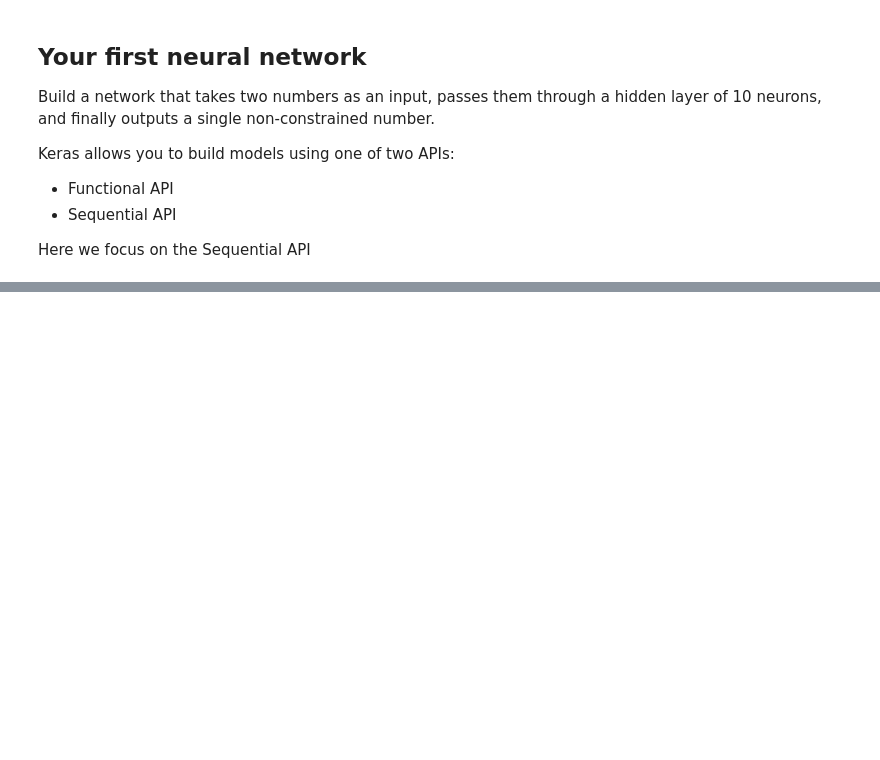
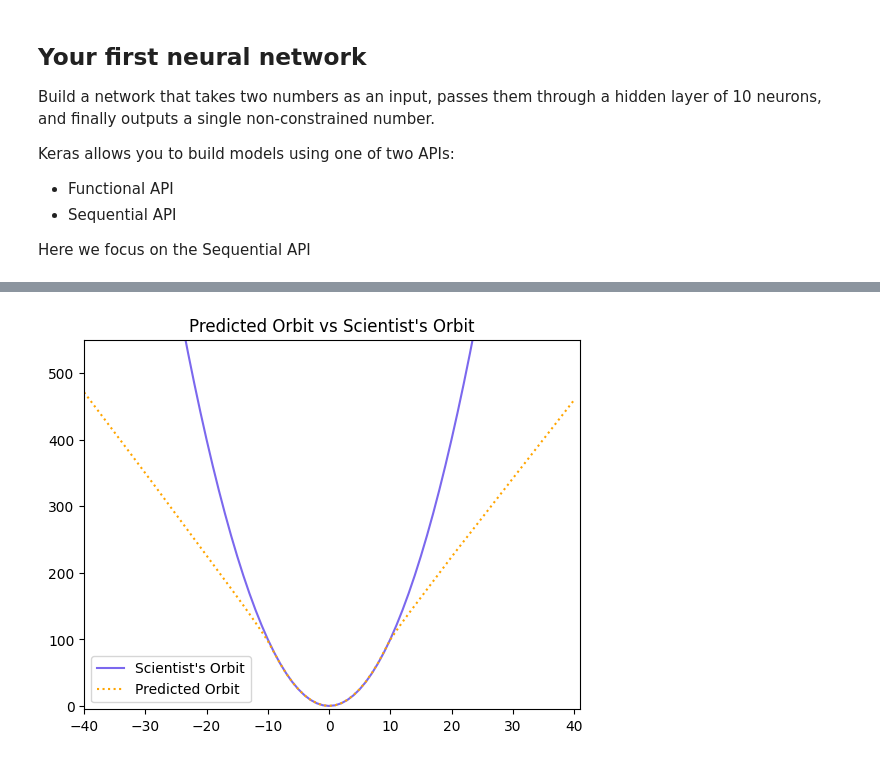
Before and after one commit to PaulToronto/DataCamp---Introduction-to-Deep-Learning-with-Keras, a Jupyter notebook: Part_1_of_4_Introducing_Keras.ipynb, the cells around one changed output, grey strips where cells are left out. Drawn from its saved outputs; the diff is of its cells as text; code cells hidden in the pictures; blank space fills up the shorter version.

```diff
--- a/Part_1_of_4_Introducing_Keras.ipynb
+++ b/Part_1_of_4_Introducing_Keras.ipynb
@@ -98,0 +369,3 @@ len(model.weights)
+# %%
+eighty_min_orbit = model.predict(np.arange(-40, 41))
+eighty_min_orbit
@@ -98,0 +391,4 @@ len(model.weights)
+# %%
+plot_orbit(eighty_min_orbit)
+# %% [output]
+[figure, added]
```
Also changed, not shown: parts of 39 cells of this notebook.
